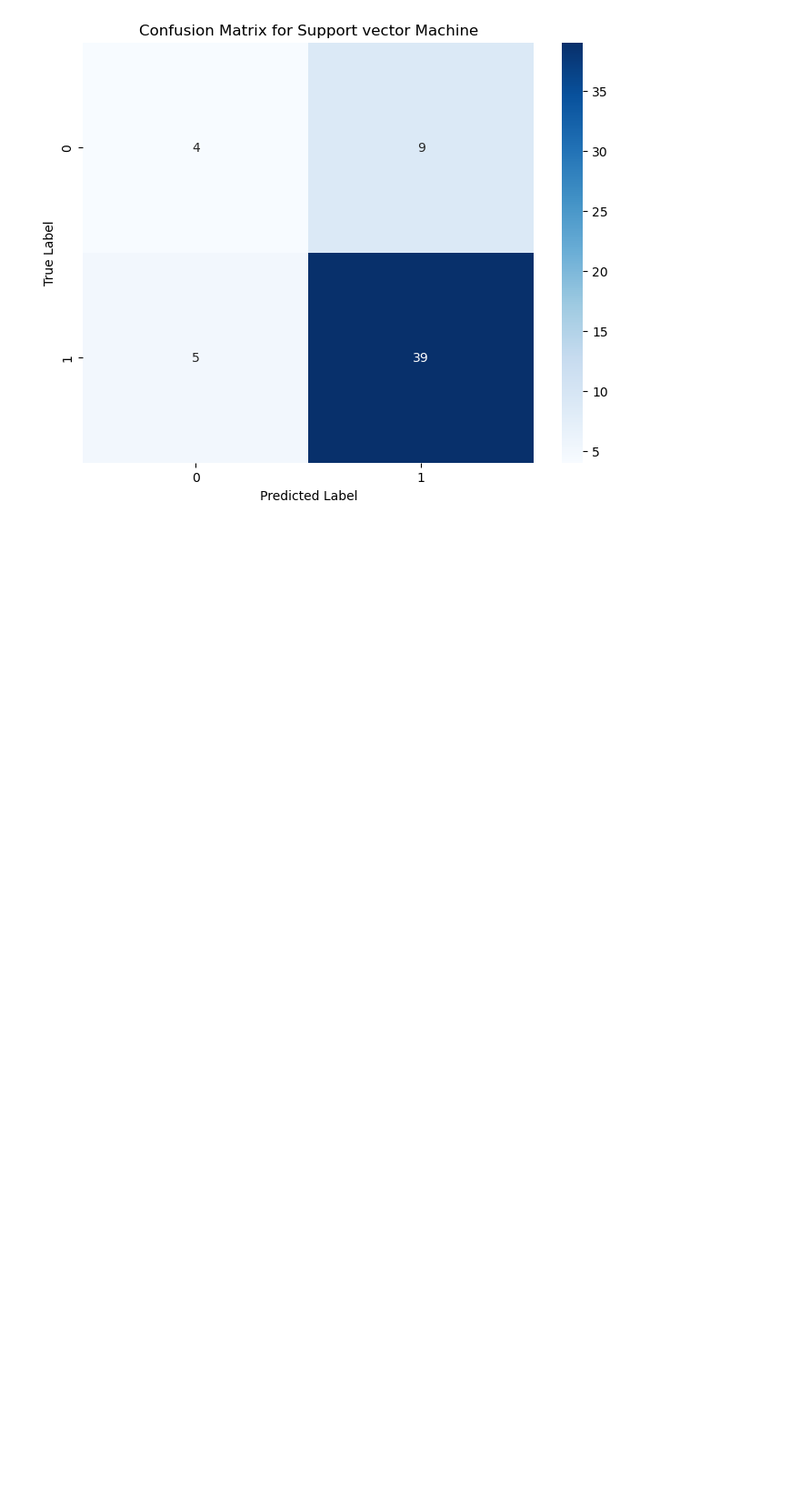
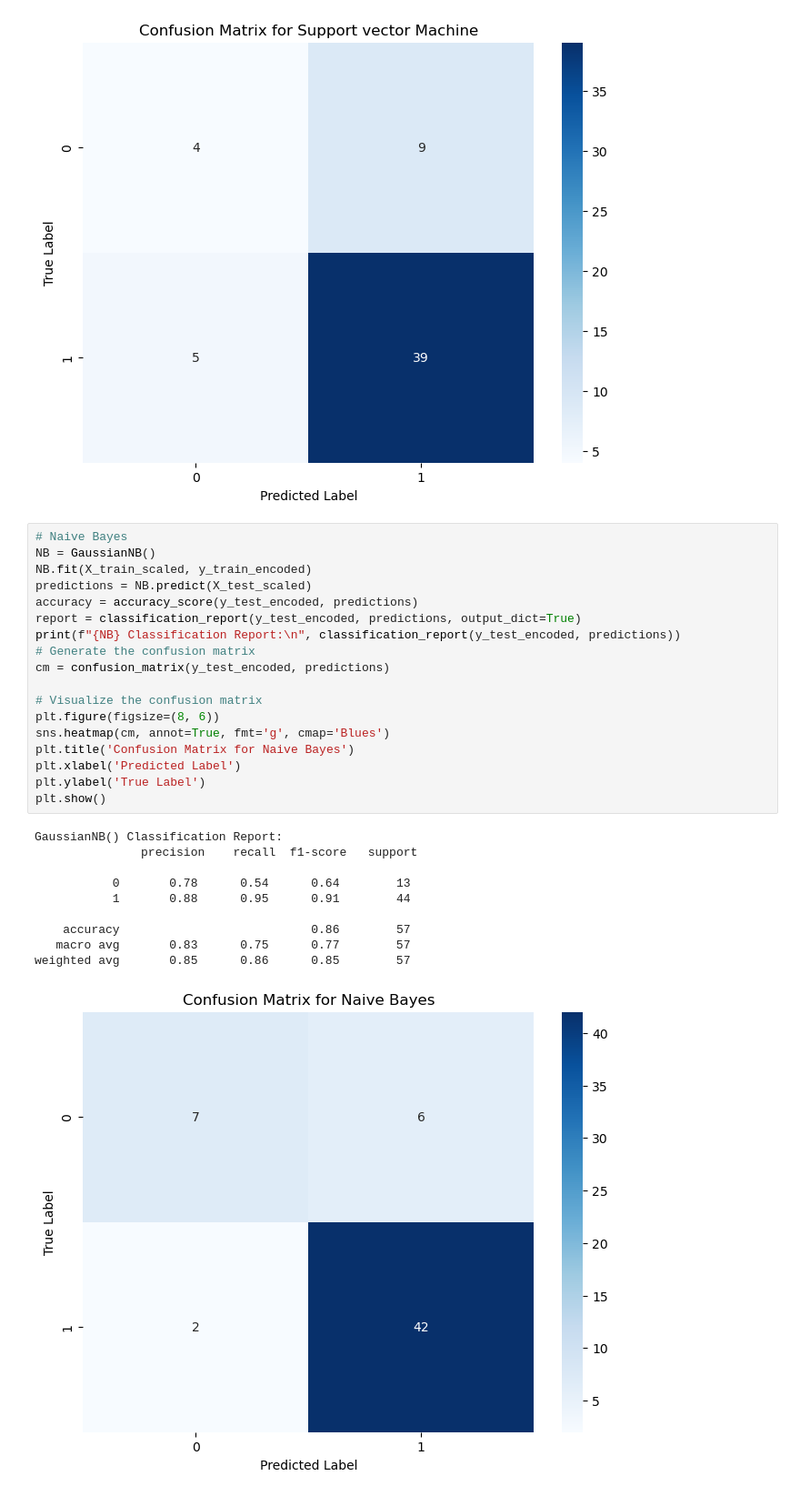
Before and after one commit to MaukanMir/Online-Food-Classifier, a Jupyter notebook: new.ipynb, the cells around one changed output. Shown at 91% size. Cells and saved outputs as stored; diff of their text form; blank space fills up the shorter version.

Commit message:
Added new naive bayes confusion matrix

```diff
--- a/new.ipynb
+++ b/new.ipynb
@@ -359,3 +359,32 @@ DecisionTreeClassifier() Classification Report:
    macro avg       0.63      0.60      0.61        57
 weighted avg       0.73      0.75      0.74        57
 [figure]
+# %%
+# Naive Bayes
+NB = GaussianNB()
+NB.fit(X_train_scaled, y_train_encoded)
+predictions = NB.predict(X_test_scaled)
+accuracy = accuracy_score(y_test_encoded, predictions)
+report = classification_report(y_test_encoded, predictions, output_dict=True)
+print(f"{NB} Classification Report:\n", classification_report(y_test_encoded, predictions))
+# Generate the confusion matrix
+cm = confusion_matrix(y_test_encoded, predictions)
+
+# Visualize the confusion matrix
+plt.figure(figsize=(8, 6))
+sns.heatmap(cm, annot=True, fmt='g', cmap='Blues')
+plt.title('Confusion Matrix for Naive Bayes')
+plt.xlabel('Predicted Label')
+plt.ylabel('True Label')
+plt.show()
+# %% [output]
+GaussianNB() Classification Report:
+               precision    recall  f1-score   support
+
+           0       0.78      0.54      0.64        13
+           1       0.88      0.95      0.91        44
+
+    accuracy                           0.86        57
+   macro avg       0.83      0.75      0.77        57
+weighted avg       0.85      0.86      0.85        57
+[figure, added]
```
